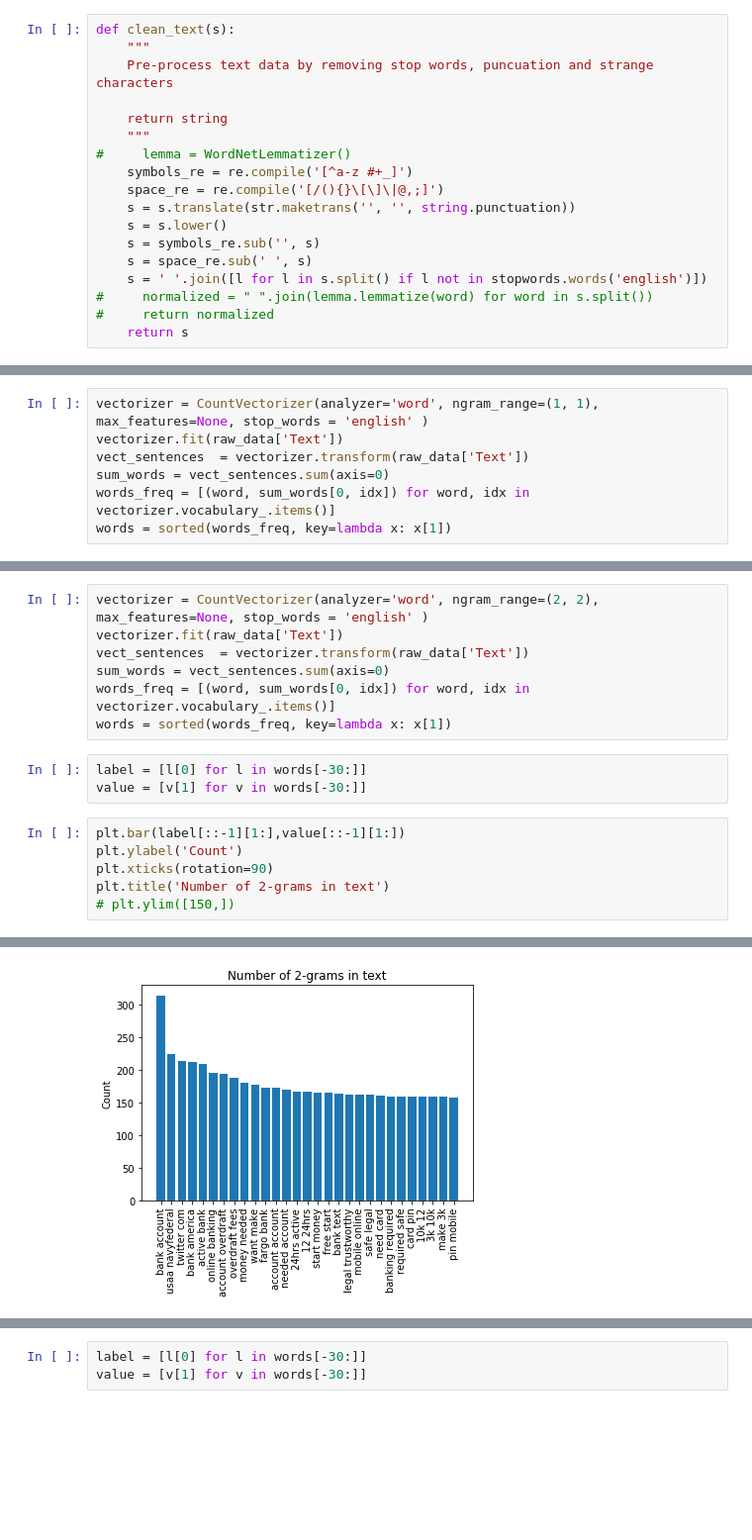
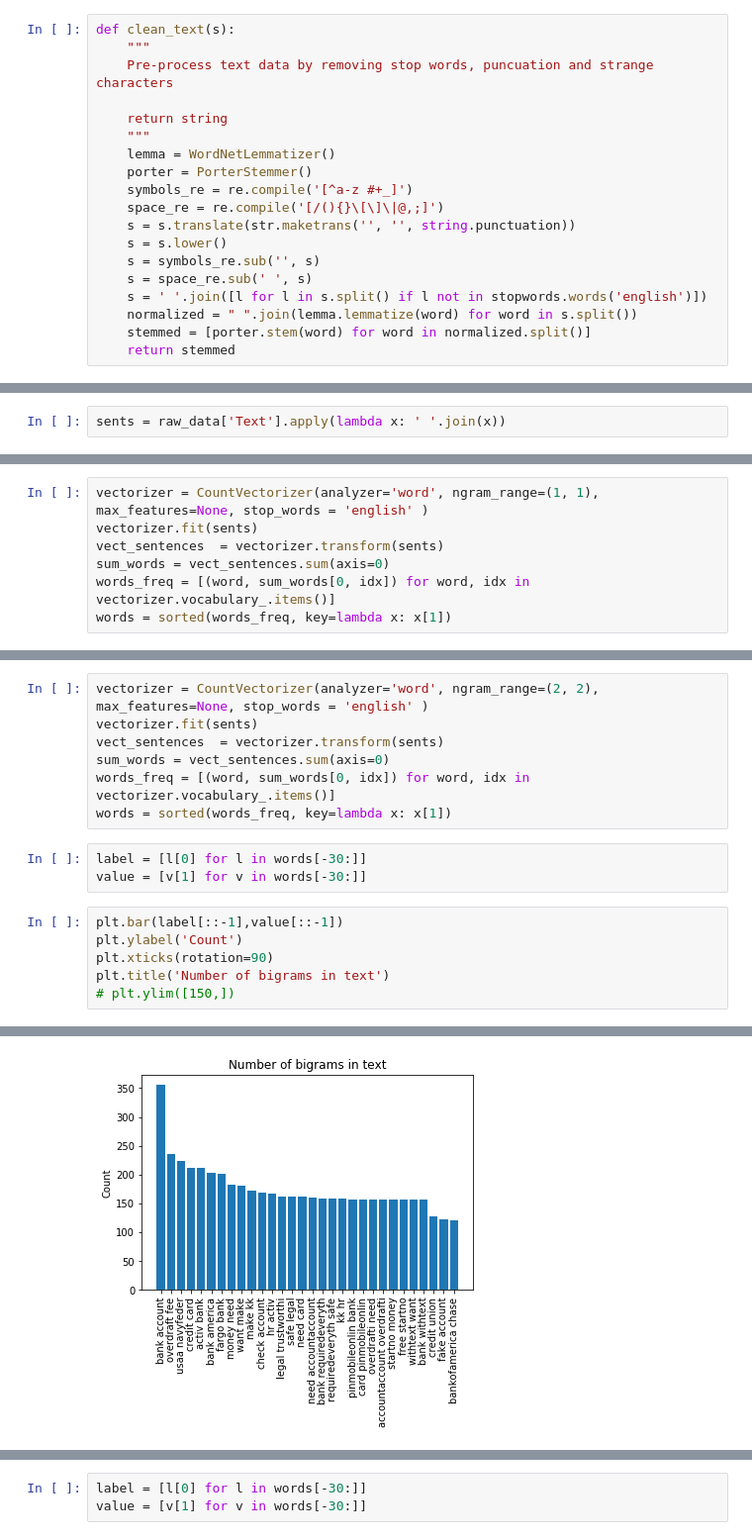
Before and after one commit to MondeSinxi/NLP-Skills-test, a Jupyter notebook: notebooks/exploratory_analysis.ipynb, the cells around one changed output, grey strips where cells are left out. Shown: that part at 99% size. Drawn from its saved outputs; the diff is of its cells as text; blank space fills up the shorter version.

```diff
--- a/notebooks/exploratory_analysis.ipynb
+++ b/notebooks/exploratory_analysis.ipynb
@@ -35,7 +36,8 @@ def clean_text(s):
 
     return string
     """
-#     lemma = WordNetLemmatizer()
+    lemma = WordNetLemmatizer()
+    porter = PorterStemmer()
     symbols_re = re.compile('[^a-z #+_]')
     space_re = re.compile('[/(){}\[\]\|@,;]')
     s = s.translate(str.maketrans('', '', string.punctuation))
@@ -43,17 +45,19 @@ def clean_text(s):
     s = symbols_re.sub('', s)
     s = space_re.sub(' ', s)
     s = ' '.join([l for l in s.split() if l not in stopwords.words('english')])
-#     normalized = " ".join(lemma.lemmatize(word) for word in s.split())
-#     return normalized
-    return s
+    normalized = " ".join(lemma.lemmatize(word) for word in s.split())
+    stemmed = [porter.stem(word) for word in normalized.split()]
+    return stemmed
 # %%
 raw_data['Text'] = raw_data['Text'].apply(clean_text)
+# %%
+sents = raw_data['Text'].apply(lambda x: ' '.join(x))
 # %% [markdown]
 ## Frequent terms
 # %%
 vectorizer = CountVectorizer(analyzer='word', ngram_range=(1, 1), max_features=None, stop_words = 'english' )
-vectorizer.fit(raw_data['Text'])
-vect_sentences  = vectorizer.transform(raw_data['Text'])
+vectorizer.fit(sents)
+vect_sentences  = vectorizer.transform(sents)
 sum_words = vect_sentences.sum(axis=0)
 words_freq = [(word, sum_words[0, idx]) for word, idx in vectorizer.vocabulary_.items()]
 words = sorted(words_freq, key=lambda x: x[1])
@@ -72,7 +76,7 @@ Text(0.5, 1.0, 'Number of 2-grams in text')
 # %%
 vectorizer = CountVectorizer(analyzer='word', ngram_range=(2, 2), max_features=None, stop_words = 'english' )
-vectorizer.fit(raw_data['Text'])
-vect_sentences  = vectorizer.transform(raw_data['Text'])
+vectorizer.fit(sents)
+vect_sentences  = vectorizer.transform(sents)
 sum_words = vect_sentences.sum(axis=0)
 words_freq = [(word, sum_words[0, idx]) for word, idx in vectorizer.vocabulary_.items()]
 words = sorted(words_freq, key=lambda x: x[1])
@@ -80,9 +84,9 @@ words = sorted(words_freq, key=lambda x: x[1])
 label = [l[0] for l in words[-30:]]
 value = [v[1] for v in words[-30:]]
 # %%
-plt.bar(label[::-1][1:],value[::-1][1:])
+plt.bar(label[::-1],value[::-1])
 plt.ylabel('Count')
 plt.xticks(rotation=90)
-plt.title('Number of 2-grams in text')
+plt.title('Number of bigrams in text')
 # plt.ylim([150,])
 # %% [output]
@@ -90,3 +94,3 @@ Text(0.5, 1.0, 'Number of 2-grams in text')
-[figure, old version]
+[figure, new version]
 # %%
 vectorizer = CountVectorizer(analyzer='word', ngram_range=(3, 3), max_features=None, stop_words = 'english' )
```
Also changed, not shown: parts of 12 cells of this notebook, 11 other files.
